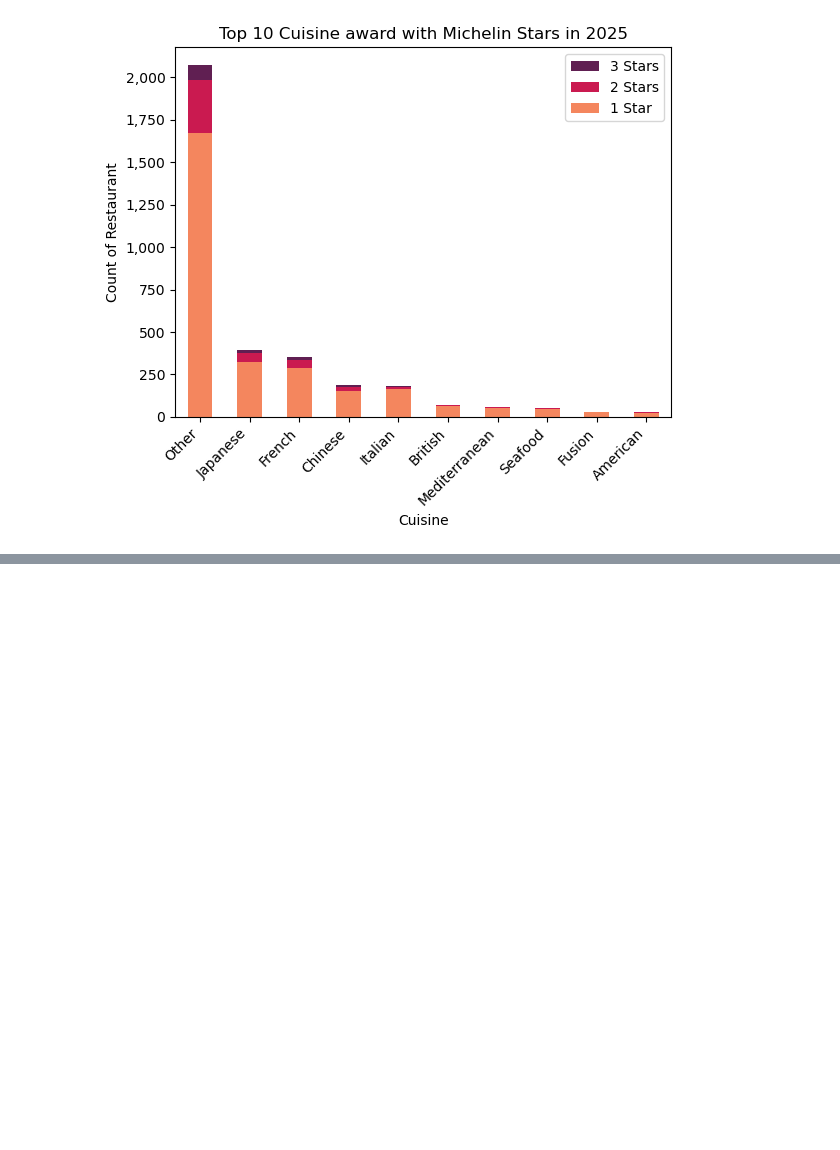
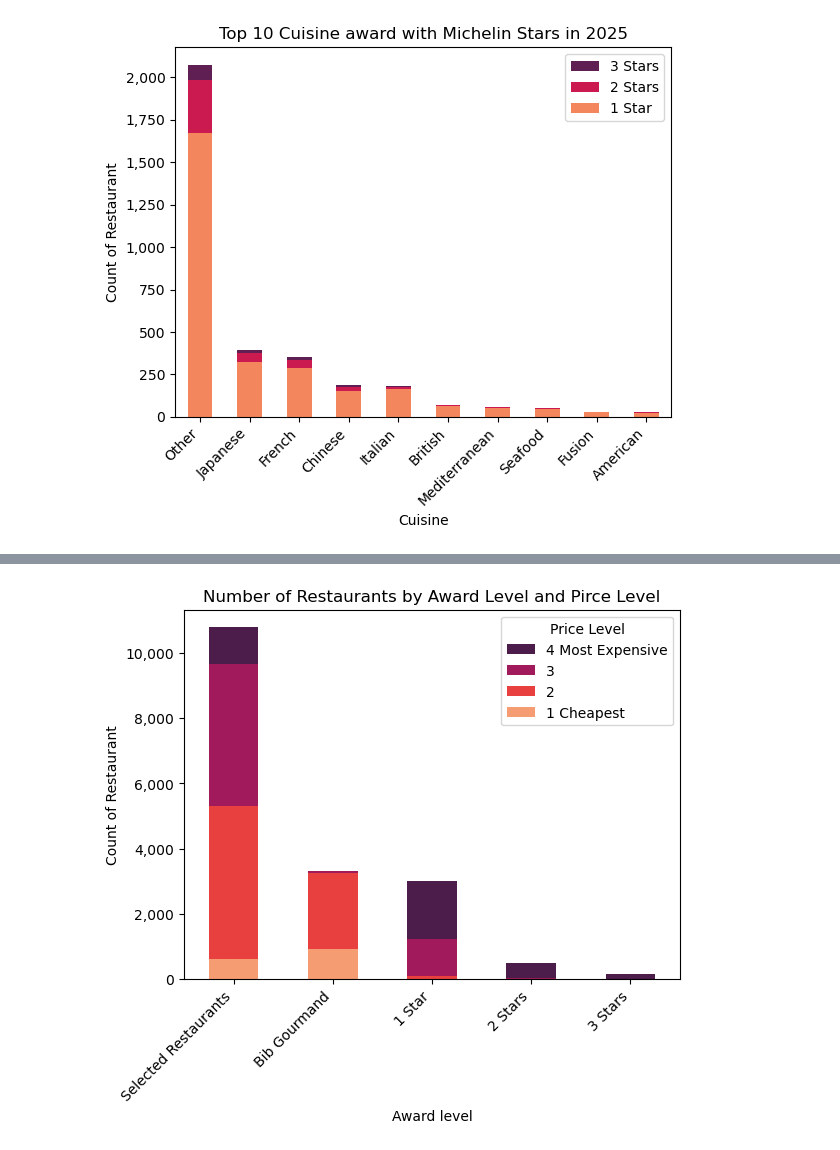
Before and after one commit to leungbonia/Python_Data_Projects, a Jupyter notebook: Own_Projects/Project_2_Michelin_Analysis/2_Michelin_analysis.ipynb, the cells around one changed output, grey strips where cells are left out. Cells and saved outputs as stored; diff of their text form; code cells hidden in the pictures; blank space fills up the shorter version.

```diff
--- a/Own_Projects/Project_2_Michelin_Analysis/2_Michelin_analysis.ipynb
+++ b/Own_Projects/Project_2_Michelin_Analysis/2_Michelin_analysis.ipynb
@@ -705,0 +803,19 @@ plt.show()
+# %%
+df_plot_2 = df.pivot_table(index = 'Award', columns = 'Price_level', aggfunc='size', fill_value=0)
+df_plot_2['Total'] = df_plot_2.sum(axis=1)
+df_plot_2 = df_plot_2.sort_values(by= 'Total', ascending=False)
+df_plot_2 = df_plot_2.drop(columns = 'Total')
+# %%
+#Plot
+colours = sns.set_palette('rocket_r', n_colors=len(df_plot_2.columns))
+df_plot_2.plot(kind = 'bar', stacked = True, color= colours)
+
+plt.xlabel('Award level')
+plt.xticks(rotation = 45, ha = 'right')
+plt.ylabel('Count of Restaurant')
+plt.title('Number of Restaurants by Award Level and Pirce Level')
+plt.gca().yaxis.set_major_formatter(mpl.ticker.StrMethodFormatter('{x:,.0f}'))
+plt.legend(['1 Cheapest', '2', '3', '4 Most Expensive'],reverse = True, title = 'Price Level')
+plt.show()
+# %% [output]
+[figure, added]
```
Also changed, not shown: parts of 10 cells of this notebook, 16 other files.
